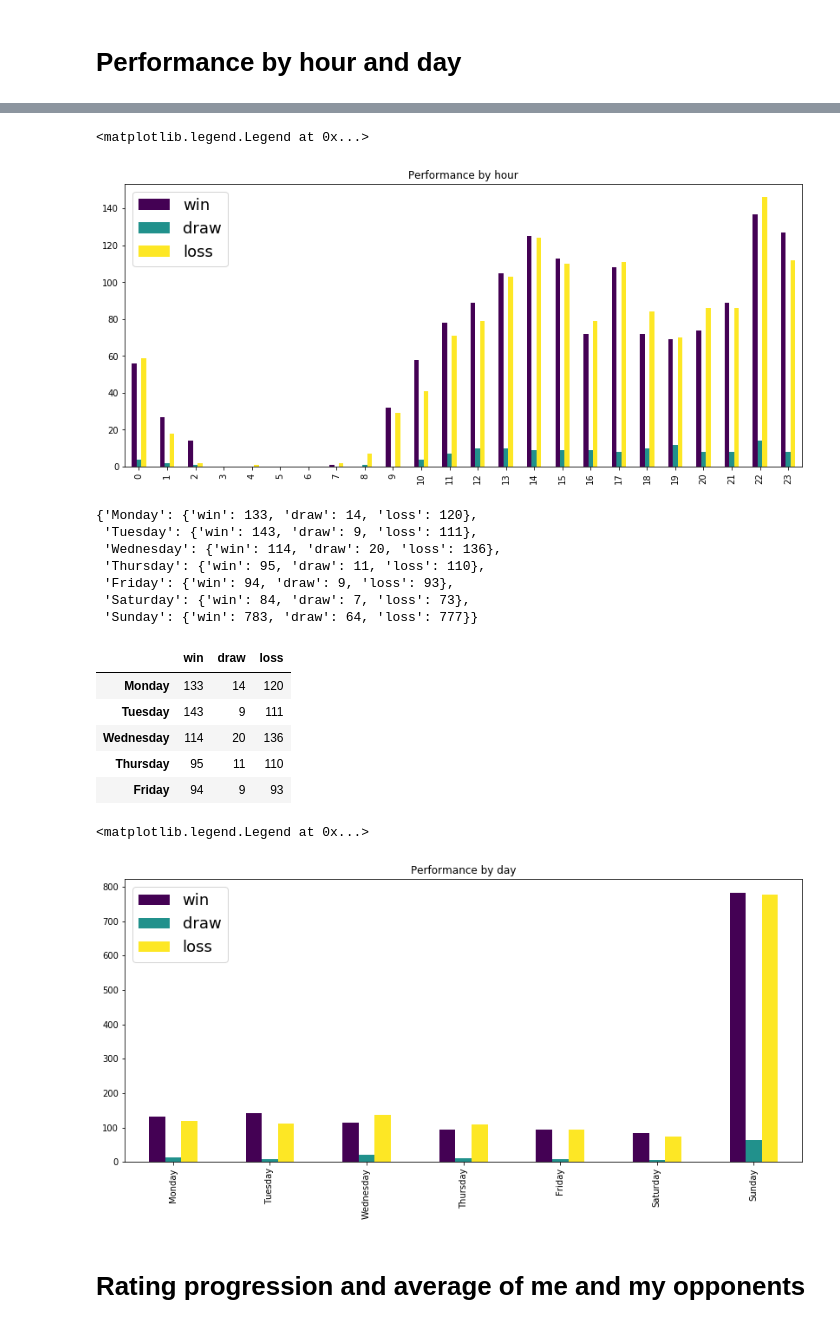
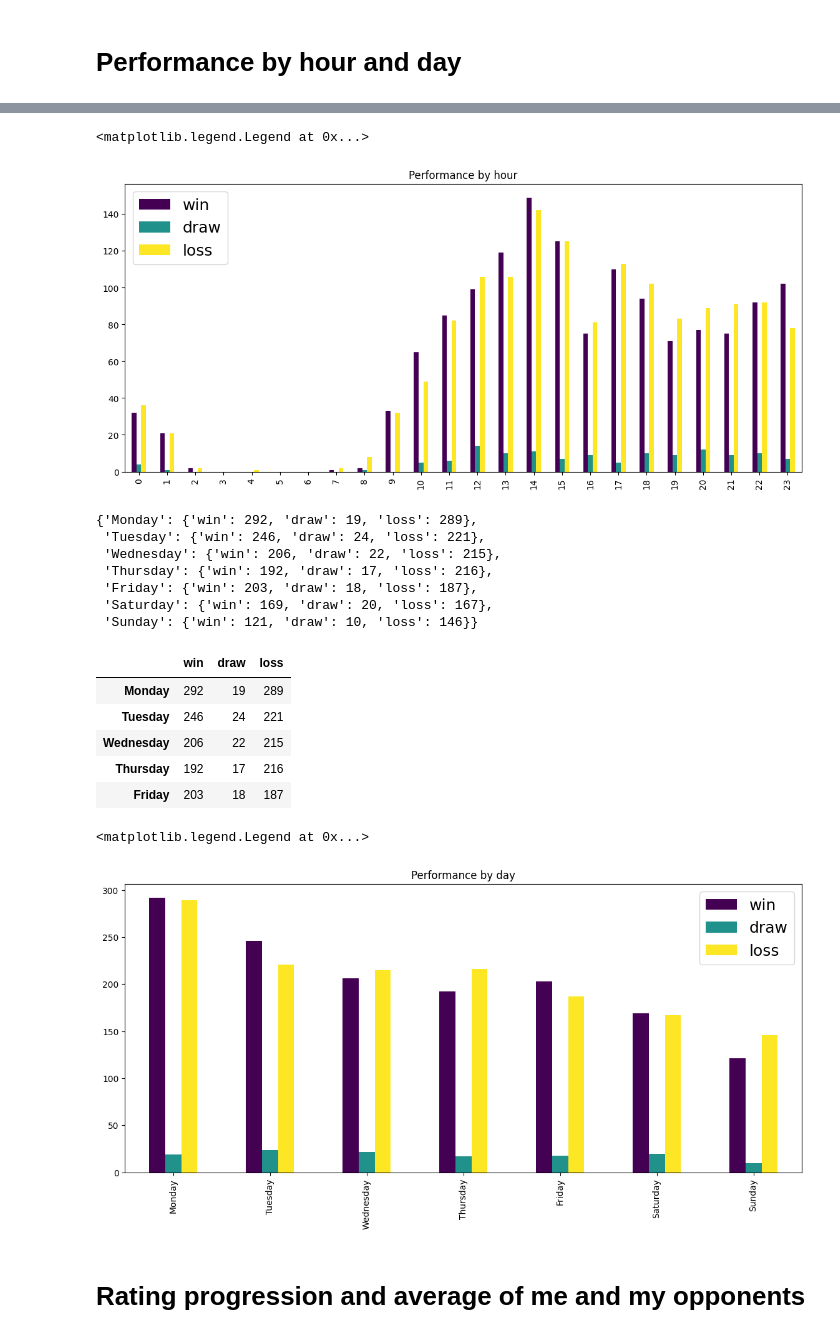
Before and after one commit to Gary-Carroll/Chess-Analysis, a Jupyter notebook: Chess.ipynb, the cells around one changed output, grey strips where cells are left out. Drawn from its saved outputs; the diff is of its cells as text; code cells hidden in the pictures.

```diff
--- a/Chess.ipynb
+++ b/Chess.ipynb
@@ -254,6 +254,7 @@ for game in whitegames:
 for game in blackgames:
     time = datetime.fromtimestamp(game['createdAt']/1000)
     hour = int(time.strftime("%H"))
+    day = time.strftime("%A")
 
     winner = game.get('winner')
     if winner == 'white':
@@ -310,34 +311,34 @@ hour_data.plot(kind='bar', title = 'Performance by hour', colormap = 'viridis',f
 plt.legend(prop={'size': 18}, loc='upper left')
 # %% [output]
 <matplotlib.legend.Legend at 0x...>
-[figure, old version]
+[figure, new version]
 # %%
 day_dictionary
 # %% [output]
-{'Monday': {'win': 133, 'draw': 14, 'loss': 120},
- 'Tuesday': {'win': 143, 'draw': 9, 'loss': 111},
- 'Wednesday': {'win': 114, 'draw': 20, 'loss': 136},
- 'Thursday': {'win': 95, 'draw': 11, 'loss': 110},
- 'Friday': {'win': 94, 'draw': 9, 'loss': 93},
- 'Saturday': {'win': 84, 'draw': 7, 'loss': 73},
- 'Sunday': {'win': 783, 'draw': 64, 'loss': 777}}
+{'Monday': {'win': 292, 'draw': 19, 'loss': 289},
+ 'Tuesday': {'win': 246, 'draw': 24, 'loss': 221},
+ 'Wednesday': {'win': 206, 'draw': 22, 'loss': 215},
+ 'Thursday': {'win': 192, 'draw': 17, 'loss': 216},
+ 'Friday': {'win': 203, 'draw': 18, 'loss': 187},
+ 'Saturday': {'win': 169, 'draw': 20, 'loss': 167},
+ 'Sunday': {'win': 121, 'draw': 10, 'loss': 146}}
 # %%
 day_data = pd.DataFrame(day_dictionary)
 day_data=day_data.T
 day_data.head()
 # %% [output]
 |  | win | draw | loss |
-| Monday | 133 | 14 | 120 |
-| Tuesday | 143 | 9 | 111 |
-| Wednesday | 114 | 20 | 136 |
-| Thursday | 95 | 11 | 110 |
-| Friday | 94 | 9 | 93 |
+| Monday | 292 | 19 | 289 |
+| Tuesday | 246 | 24 | 221 |
+| Wednesday | 206 | 22 | 215 |
+| Thursday | 192 | 17 | 216 |
+| Friday | 203 | 18 | 187 |
 # %%
 day_data.plot(kind='bar', title = 'Performance by day', colormap = 'viridis',figsize=(14,6));
-plt.legend(prop={'size': 18}, loc='upper left')
+plt.legend(prop={'size': 18}, loc='upper right')
 # %% [output]
 <matplotlib.legend.Legend at 0x...>
-[figure, old version]
+[figure, new version]
 # %% [markdown]
 # Rating progression and average of me and my opponents
 # %%
```
Also changed, not shown: parts of 16 cells of this notebook.
